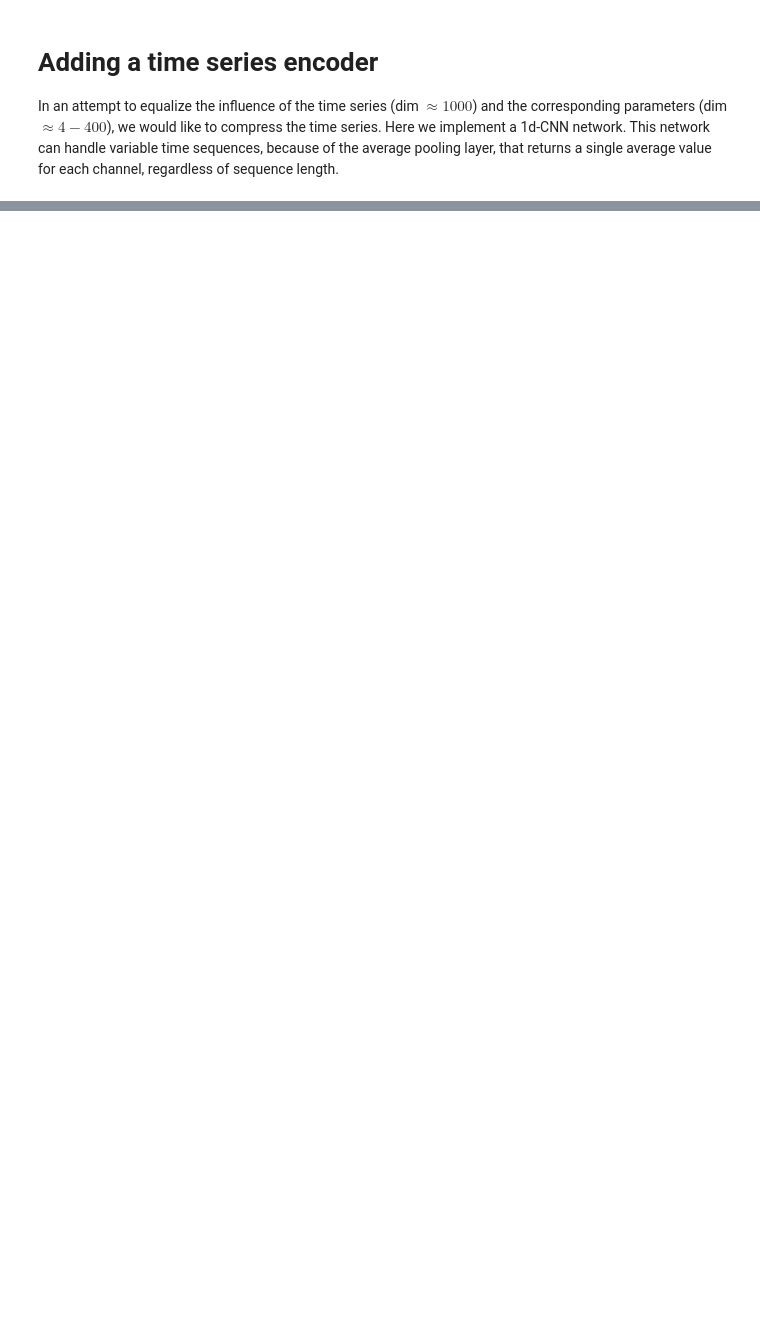
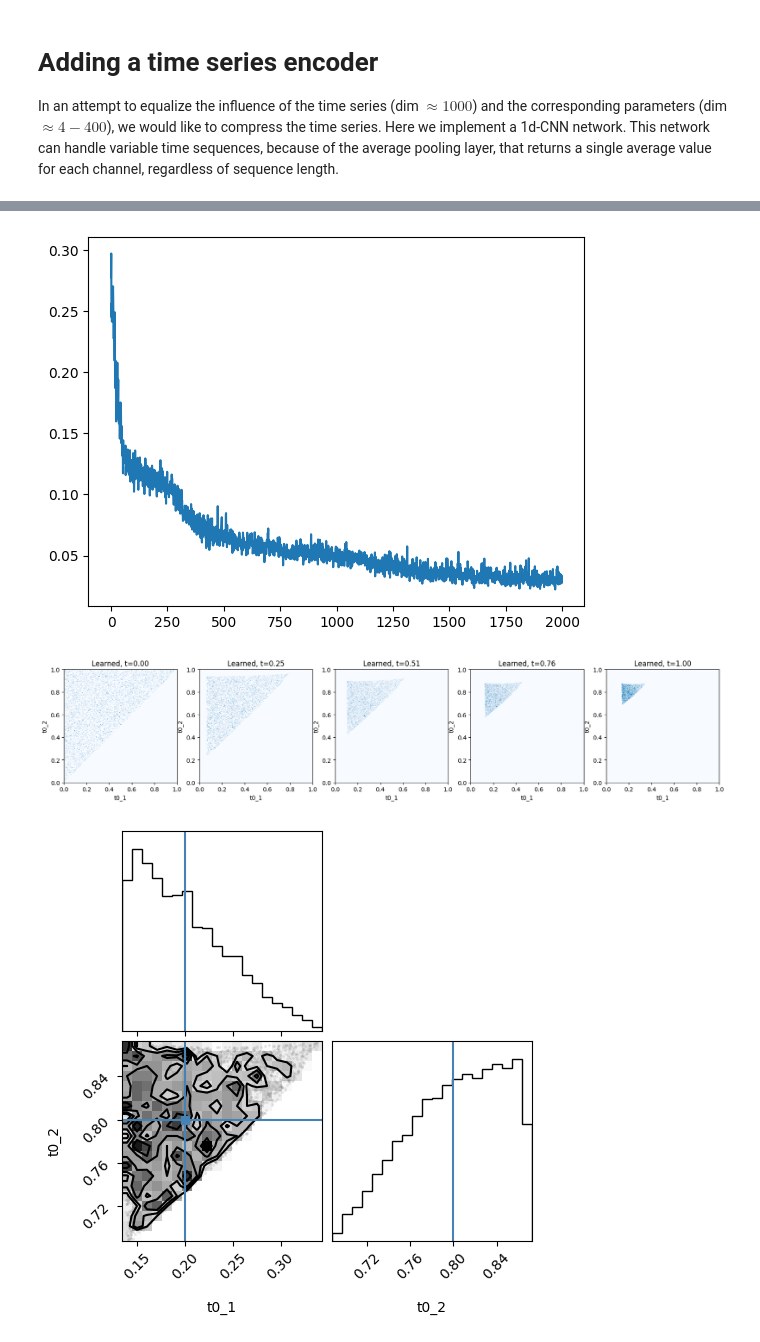
Before and after one commit to Ninavd/FRB-flow, a Jupyter notebook: notebooks/FM_time_series_encoder.ipynb, the cells around one changed output, grey strips where cells are left out. Drawn from its saved outputs; the diff is of its cells as text; code cells hidden in the pictures; blank space fills up the shorter version.

Commit message:
use hist2d_samples and model evaluation with device

```diff
--- a/notebooks/FM_time_series_encoder.ipynb
+++ b/notebooks/FM_time_series_encoder.ipynb
@@ -78,7 +98,7 @@ simulator = BurstSimulator(model)
 x_counts = simulator.simulate_burst()
 
 # NOTE: if I make num_samples too high (>= 10000), kernel crashes :(, I think because of the array I reserve to save the simulations
-num_samples = 1000  # number of prior samples to transform
+num_samples = 5000  # number of prior samples to transform
 num_marginals = 5   # number of snapshots
 
 # TODO: maybe do this in batches
@@ -94,39 +114,44 @@ solver = EulerODESolver(vector_field)
 ts = torch.linspace(0, 1, 100).to(device)
 
 # simulate ODE starting from x0   # TODO: should simulation be from the one used in training?
-x0 = path.p_simple.sample(num_samples)
+x0 = path.p_simple.sample(num_samples).to(device)
 xts = solver.solve_with_trajectory(x0, ts.view(1, -1, 1).expand(num_samples,-1,1), y=simulations)
 
 # only save num_marginals snapshots
 record_every_idxs = record_every(len(ts), len(ts) // (num_marginals - 1))
 xts = xts[:,record_every_idxs,:]
 
 # plot snapshots of marginal path
 plt.figure(figsize=(20, 5))
 
 for idx in range(xts.shape[1]):
     xx = xts[:,idx,:]
     t = ts.cpu()[record_every_idxs[idx]]
 
     plt.subplot(1, num_marginals, idx + 1)
 
-    plt.hist2d(x=xx[:, 0], y=xx[:, 1], bins=50, cmap='Blues')
+    # plt.hist2d(x=xx[:, 0], y=xx[:, 1], bins=50, cmap='Blues')
+    hist2d_samples(xx.cpu(), range=[[0,1], [0,1]], percentile=100, cmap='Blues')
 
     plt.title(f"Learned, t={t:.2f}")
     plt.xlabel(f"t0_1")
     plt.ylabel(f"t0_2")
 
     plt.xlim(0, 1)
     plt.ylim(0, 1)
 
 plt.show()
 
 # TODO: Plot t=1 like a corner plot ?
 from corner import corner
 
 # print(xx, type(xx), xx.shape)
-fig = corner(xx.numpy(), labels=["t0_1", "t0_2"], truths=np.array(true_t0))
+fig = corner(xx.cpu().numpy(), labels=["t0_1", "t0_2"], truths=np.array(true_t0))
 fig.show()
+# %% [output]
+[figure, added]
+[figure, added]
+[figure, added]
 # %%
 # TODO: model & data to device
 
```
Also changed, not shown: parts of 2 cells of this notebook.
